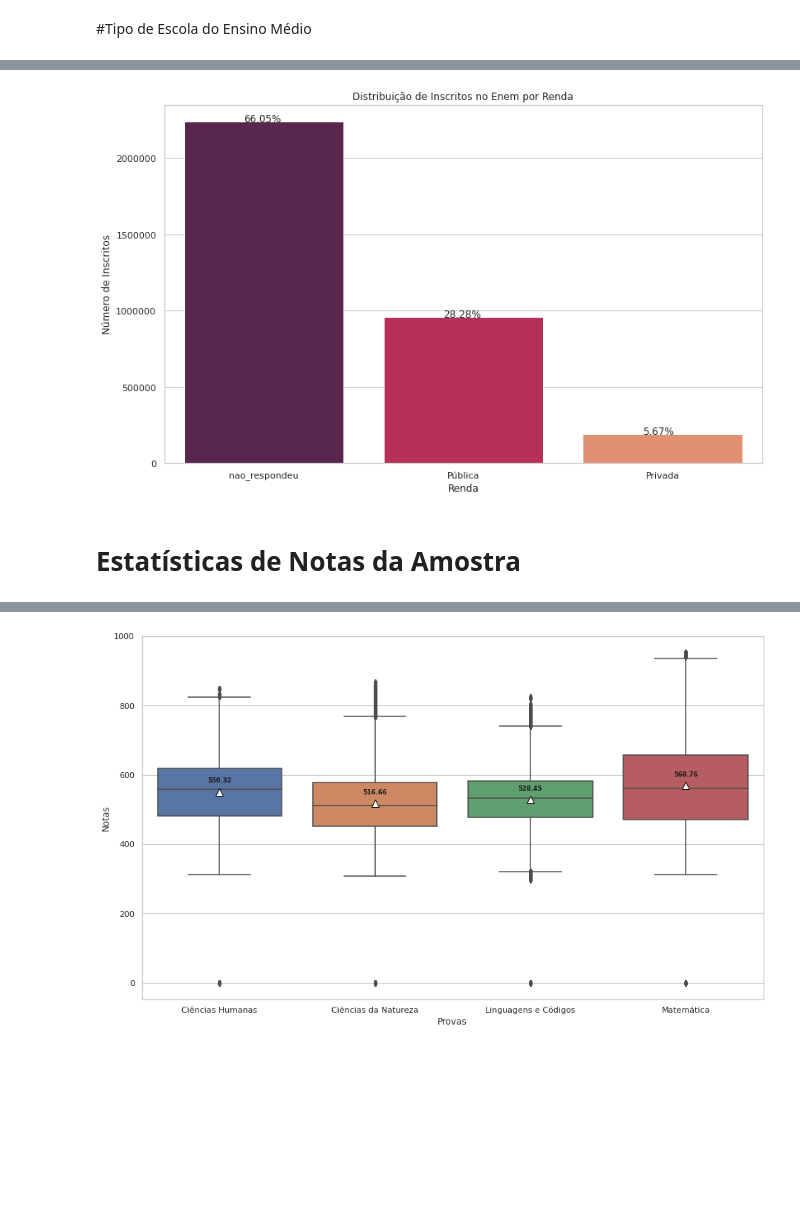
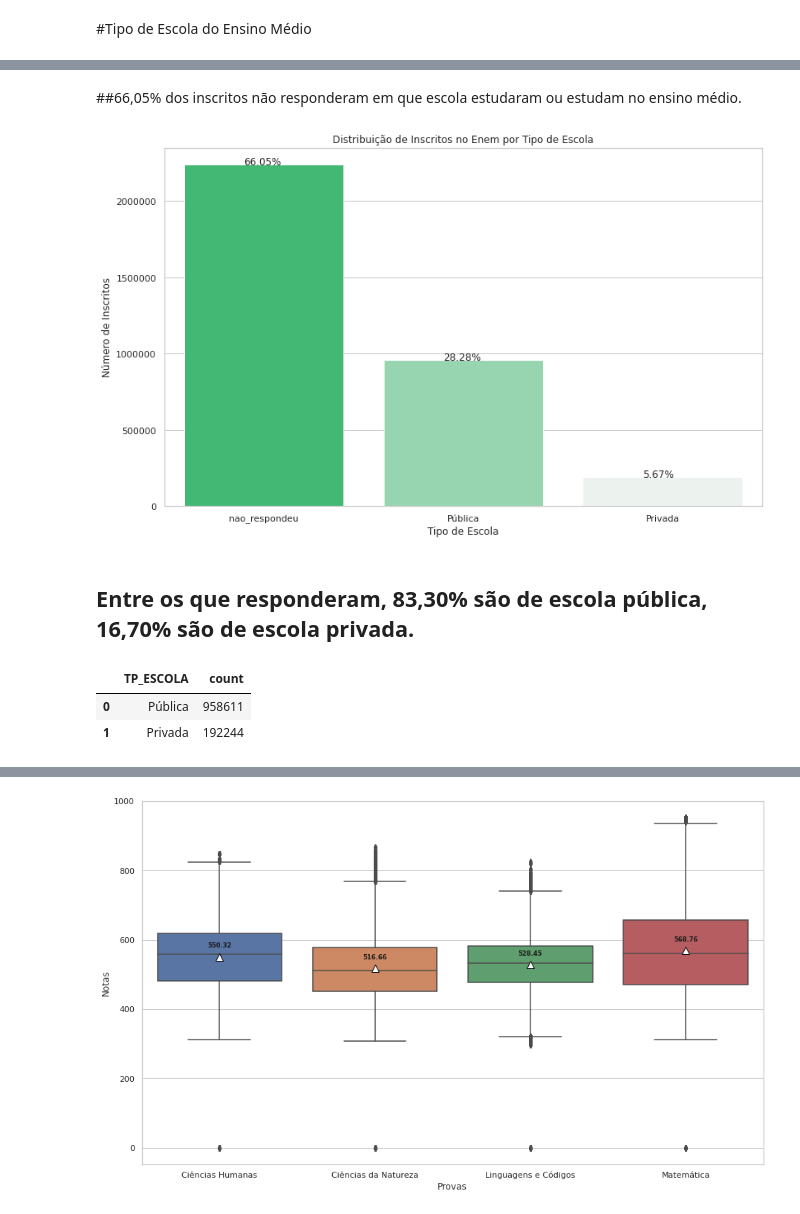
Before and after one commit to everaldofaustino/projeto_final_semantix, a Jupyter notebook: notebooks/Análise_microdados_ENEM_git.ipynb, the cells around one changed output, grey strips where cells are left out. Saved outputs shown, nothing was run; the diff lists cells and outputs as text; code cells hidden in the pictures; blank space fills up the shorter version.

```diff
--- a/notebooks/Análise_microdados_ENEM_git.ipynb
+++ b/notebooks/Análise_microdados_ENEM_git.ipynb
@@ -361,26 +366,28 @@ tipo_escola1
+# %% [markdown]
+##66,05% dos inscritos não responderam em que escola estudaram ou estudam no ensino médio.
 # %%
 from array import array
 sns.set(style="whitegrid",color_codes=True)
 fig, ax= plt.subplots(figsize =(13,8))
-palette = sns.color_palette("rocket", 3)
-#palette.reverse()
+palette = sns.light_palette("#2ecc71",3)
+palette.reverse()
 
 #pal = sns.color_palette("YlOrRd", len(renda1))
 #rank = renda2.argsort().argsort()
 ax = sns.barplot(y='count', x='TP_ESCOLA',ax=ax, data=tipo_escola1,palette=palette)
 plt.ticklabel_format(style='plain', axis='y')
 
 total = len(tipo_escola)
 for p in ax.patches:
         percentage = '{:1.2f}%'.format(100 * p.get_height()/total)
         x = p.get_x() + p.get_width() -0.5
         y = p.get_y() + p.get_height()
         ax.annotate(percentage, (x, y))
 
-ax.set(ylabel='Número de Inscritos', xlabel='Renda',title='Distribuição de Inscritos no Enem por Renda')
+ax.set(ylabel='Número de Inscritos', xlabel='Tipo de Escola',title='Distribuição de Inscritos no Enem por Tipo de Escola')
 
 plt.show()
 # %% [output]
-[figure, old version]
+[figure, new version]
-# %% [markdown]
-# Estatísticas de Notas da Amostra
+# %% [markdown]
+## Entre os que responderam, 83,30% são de escola pública, 16,70% são de escola privada.
@@ -386,0 +399,6 @@ plt.show()
+# %%
+escola1
+# %% [output]
+|  | TP_ESCOLA | count |
+| 0 | Pública | 958611 |
+| 1 | Privada | 192244 |
```
Also changed, not shown: parts of 8 cells of this notebook.
